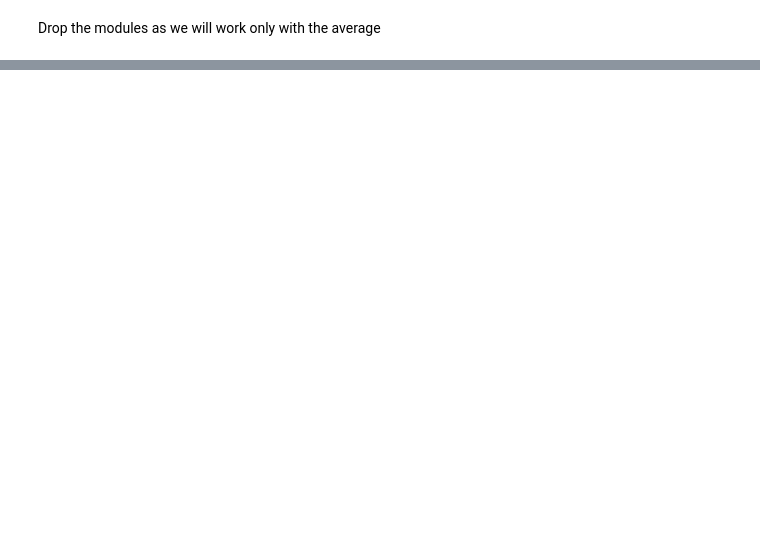
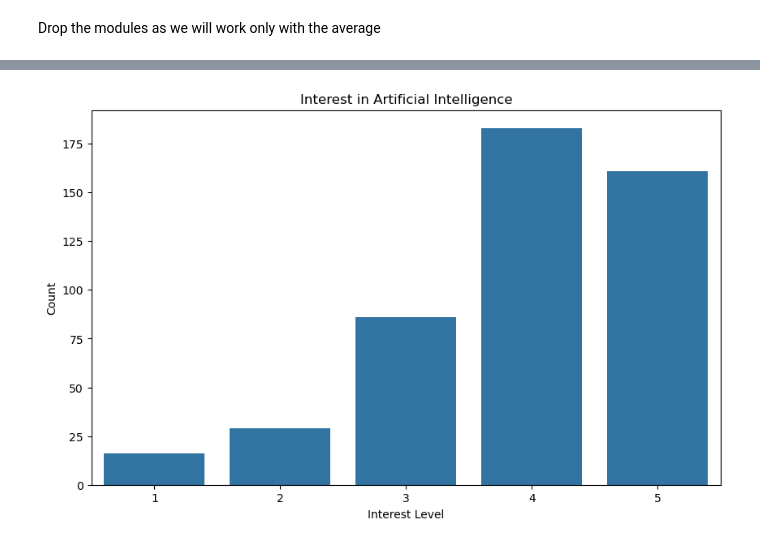
Before and after one commit to mohammed-el-amine-kichah/data-mining-ensia-studient-performance, a Jupyter notebook: real_project.ipynb, the cells around one changed output, grey strips where cells are left out. Drawn from its saved outputs; the diff is of its cells as text; code cells hidden in the pictures; blank space fills up the shorter version.

```diff
--- a/real_project.ipynb
+++ b/real_project.ipynb
@@ -220,0 +476,9 @@ combined_data.to_csv('student_performance.csv', index=False)
+# %%
+plt.figure(figsize=(10, 6))
+sns.countplot(x='interest_in_ai', data=data)
+plt.title('Interest in Artificial Intelligence')
+plt.xlabel('Interest Level')
+plt.ylabel('Count')
+plt.show()
+# %% [output]
+[figure, added]
```
Also changed, not shown: parts of 40 cells of this notebook, 2 other files.
